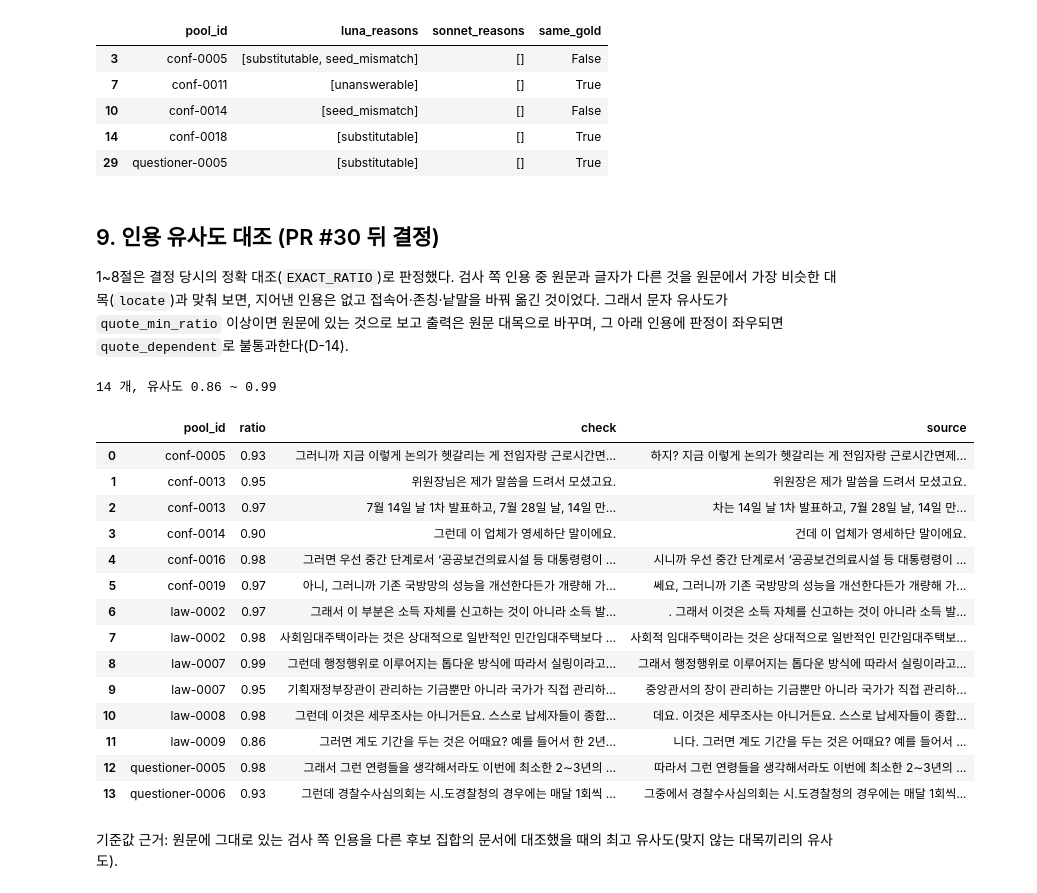
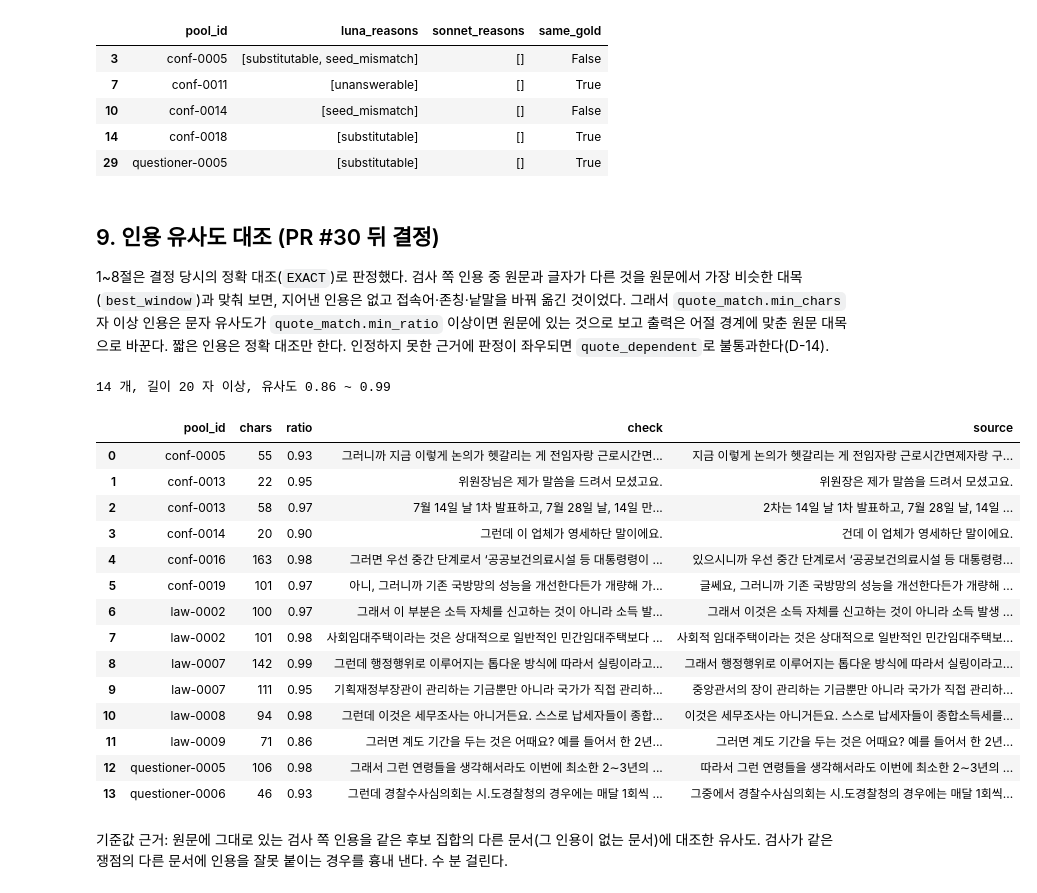
Before and after one commit to buzziru/meet-rag, a Jupyter notebook: notebooks/08_01_파일럿.ipynb, the cells around one changed output. Cells and saved outputs as stored; diff of their text form; code cells hidden in the pictures.

```diff
--- a/notebooks/08_01_파일럿.ipynb
+++ b/notebooks/08_01_파일럿.ipynb
@@ -29,8 +28,8 @@ TARGETS = [300, 400, 500]  # 본 생성 목표 질의 수(PLAN G3)
 AVAILABLE = {"conf": 2066, "law": 385, "questioner": 4095}  # S7 가용 후보 집합 수(DECISIONS D-13)
 SONNET = ROOT / "_workspace/s08_sonnet_check/out"  # 검사 모델 비교용 Sonnet 서브에이전트 검사 결과
 N_EXAMPLES = 2  # 출력할 통과·불통과 예시 수
-EXACT_RATIO = 1.0  # 1~8절: 결정 당시의 정확 대조(인용이 원문의 부분 문자열일 때만 인정)
-N_NEG = 40  # 9절: 기준값 근거로 쓸 맞지 않는 대조 표본 수
+EXACT = SimpleNamespace(min_ratio=1.0, min_chars=0)  # 1~8절: 결정 당시의 정확 대조
+ANY = SimpleNamespace(min_ratio=0.0, min_chars=0)  # 9절: 기준 없이 가장 비슷한 대목을 보여 줄 때
 dict(M.gen), dict(M.check)
 # %% [output]
 ({'n_per_type': 10,
@@ -77,13 +76,13 @@ def judge_old(rec, elements, answerable, new):
     return {"passed": not reasons, "reasons": reasons, "gold_doc_ids": gold}
 
 
-def verdicts(rec, elements, answerable, ratio=EXACT_RATIO):
+def verdicts(rec, elements, answerable, match=None):
     if rec["gen"]["status"] != "ok":
         skip = {"passed": False, "reasons": ["gen_skip"], "gold_doc_ids": []}
         return skip, skip
     new = judge(rec["gen"], elements, answerable, rec["pool_doc_ids"],
                 {d: context(d) for d in rec["pool_doc_ids"]}, M.gen.max_gold,
-                pools[rec["pool_id"]]["seed_doc_ids"], min_ratio=ratio)
+                pools[rec["pool_id"]]["seed_doc_ids"], match=match or EXACT)
     return judge_old(rec, elements, answerable, new), new
 
 
@@ -518,43 +517,43 @@ cmp[cmp["luna"] != cmp["sonnet"]][["pool_id", "luna_reasons", "sonnet_reasons",
 # %% [markdown]
 ## 9. 인용 유사도 대조 (PR #30 뒤 결정)
 
-1\~8절은 결정 당시의 정확 대조(`EXACT_RATIO`)로 판정했다. 검사 쪽 인용 중 원문과 글자가 다른 것을 원문에서 가장 비슷한 대목(`locate`)과 맞춰 보면, 지어낸 인용은 없고 접속어·존칭·낱말을 바꿔 옮긴 것이었다. 그래서 문자 유사도가 `quote_min_ratio` 이상이면 원문에 있는 것으로 보고 출력은 원문 대목으로 바꾸며, 그 아래 인용에 판정이 좌우되면 `quote_dependent`로 불통과한다(D-14).
+1\~8절은 결정 당시의 정확 대조(`EXACT`)로 판정했다. 검사 쪽 인용 중 원문과 글자가 다른 것을 원문에서 가장 비슷한 대목(`best_window`)과 맞춰 보면, 지어낸 인용은 없고 접속어·존칭·낱말을 바꿔 옮긴 것이었다. 그래서 `quote_match.min_chars`자 이상 인용은 문자 유사도가 `quote_match.min_ratio` 이상이면 원문에 있는 것으로 보고 출력은 어절 경계에 맞춘 원문 대목으로 바꾼다. 짧은 인용은 정확 대조만 한다. 인정하지 못한 근거에 판정이 좌우되면 `quote_dependent`로 불통과한다(D-14).
 # %%
 def similarity(quote, ctx):
-    span = locate(quote, ctx, 0.0)
-    return SequenceMatcher(None, norm(quote), span, autojunk=False).ratio() if span else 0.0
+    return best_window(norm(quote), norm(ctx))[0]
 
 
 bad = []
 for _, row in ok.iterrows():
     for el in row["rec"]["elements"]:
         for s in el["support"]:
             if s["doc_id"] and not quoted(s["quote"], context(s["doc_id"])):
                 ctx = context(s["doc_id"])
-                ratio = round(similarity(s["quote"], ctx), 2)
-                bad.append({"pool_id": row["pool_id"], "ratio": ratio,
+                bad.append({"pool_id": row["pool_id"], "chars": len(norm(s["quote"])),
+                            "ratio": round(similarity(s["quote"], ctx), 2),
                             "check": norm(s["quote"])[:50],
-                            "source": locate(s["quote"], ctx, 0.0)[:50]})
+                            "source": (locate(s["quote"], ctx, ANY) or "")[:50]})
 bad = pd.DataFrame(bad)
-print(len(bad), "개, 유사도", bad["ratio"].min(), "~", bad["ratio"].max())
+print(len(bad), "개, 길이", bad["chars"].min(), "자 이상, 유사도", bad["ratio"].min(), "~",
+      bad["ratio"].max())
 bad
 # %% [output]
-14 개, 유사도 0.86 ~ 0.99
+14 개, 길이 20 자 이상, 유사도 0.86 ~ 0.99
-|  | pool_id | ratio | check | source |
-| 0 | conf-0005 | 0.93 | 그러니까 지금 이렇게 논의가 헷갈리는 게 전임자랑 근로시간면... | 하지? 지금 이렇게 논의가 헷갈리는 게 전임자랑 근로시간면제... |
-| 1 | conf-0013 | 0.95 | 위원장님은 제가 말씀을 드려서 모셨고요. | 위원장은 제가 말씀을 드려서 모셨고요. |
-| 2 | conf-0013 | 0.97 | 7월 14일 날 1차 발표하고, 7월 28일 날, 14일 만... | 차는 14일 날 1차 발표하고, 7월 28일 날, 14일 만... |
-| 3 | conf-0014 | 0.90 | 그런데 이 업체가 영세하단 말이에요. | 건데 이 업체가 영세하단 말이에요. |
-| 4 | conf-0016 | 0.98 | 그러면 우선 중간 단계로서 ‘공공보건의료시설 등 대통령령이 ... | 시니까 우선 중간 단계로서 ‘공공보건의료시설 등 대통령령이 ... |
-| 5 | conf-0019 | 0.97 | 아니, 그러니까 기존 국방망의 성능을 개선한다든가 개량해 가... | 쎄요, 그러니까 기존 국방망의 성능을 개선한다든가 개량해 가... |
-| 6 | law-0002 | 0.97 | 그래서 이 부분은 소득 자체를 신고하는 것이 아니라 소득 발... | . 그래서 이것은 소득 자체를 신고하는 것이 아니라 소득 발... |
-| 7 | law-0002 | 0.98 | 사회임대주택이라는 것은 상대적으로 일반적인 민간임대주택보다 ... | 사회적 임대주택이라는 것은 상대적으로 일반적인 민간임대주택보... |
-| 8 | law-0007 | 0.99 | 그런데 행정행위로 이루어지는 톱다운 방식에 따라서 실링이라고... | 그래서 행정행위로 이루어지는 톱다운 방식에 따라서 실링이라고... |
-| 9 | law-0007 | 0.95 | 기획재정부장관이 관리하는 기금뿐만 아니라 국가가 직접 관리하... | 중앙관서의 장이 관리하는 기금뿐만 아니라 국가가 직접 관리하... |
-| 10 | law-0008 | 0.98 | 그런데 이것은 세무조사는 아니거든요. 스스로 납세자들이 종합... | 데요. 이것은 세무조사는 아니거든요. 스스로 납세자들이 종합... |
-| 11 | law-0009 | 0.86 | 그러면 계도 기간을 두는 것은 어때요? 예를 들어서 한 2년... | 니다. 그러면 계도 기간을 두는 것은 어때요? 예를 들어서 ... |
-| 12 | questioner-0005 | 0.98 | 그래서 그런 연령들을 생각해서라도 이번에 최소한 2∼3년의 ... | 따라서 그런 연령들을 생각해서라도 이번에 최소한 2∼3년의 ... |
-| 13 | questioner-0006 | 0.93 | 그런데 경찰수사심의회는 시․도경찰청의 경우에는 매달 1회씩 ... | 그중에서 경찰수사심의회는 시․도경찰청의 경우에는 매달 1회씩... |
+|  | pool_id | chars | ratio | check | source |
+| 0 | conf-0005 | 55 | 0.93 | 그러니까 지금 이렇게 논의가 헷갈리는 게 전임자랑 근로시간면... | 지금 이렇게 논의가 헷갈리는 게 전임자랑 근로시간면제자랑 구... |
+| 1 | conf-0013 | 22 | 0.95 | 위원장님은 제가 말씀을 드려서 모셨고요. | 위원장은 제가 말씀을 드려서 모셨고요. |
+| 2 | conf-0013 | 58 | 0.97 | 7월 14일 날 1차 발표하고, 7월 28일 날, 14일 만... | 2차는 14일 날 1차 발표하고, 7월 28일 날, 14일 ... |
+| 3 | conf-0014 | 20 | 0.90 | 그런데 이 업체가 영세하단 말이에요. | 건데 이 업체가 영세하단 말이에요. |
+| 4 | conf-0016 | 163 | 0.98 | 그러면 우선 중간 단계로서 ‘공공보건의료시설 등 대통령령이 ... | 있으시니까 우선 중간 단계로서 ‘공공보건의료시설 등 대통령령... |
+| 5 | conf-0019 | 101 | 0.97 | 아니, 그러니까 기존 국방망의 성능을 개선한다든가 개량해 가... | 글쎄요, 그러니까 기존 국방망의 성능을 개선한다든가 개량해 ... |
+| 6 | law-0002 | 100 | 0.97 | 그래서 이 부분은 소득 자체를 신고하는 것이 아니라 소득 발... | 그래서 이것은 소득 자체를 신고하는 것이 아니라 소득 발생 ... |
+| 7 | law-0002 | 101 | 0.98 | 사회임대주택이라는 것은 상대적으로 일반적인 민간임대주택보다 ... | 사회적 임대주택이라는 것은 상대적으로 일반적인 민간임대주택보... |
+| 8 | law-0007 | 142 | 0.99 | 그런데 행정행위로 이루어지는 톱다운 방식에 따라서 실링이라고... | 그래서 행정행위로 이루어지는 톱다운 방식에 따라서 실링이라고... |
+| 9 | law-0007 | 111 | 0.95 | 기획재정부장관이 관리하는 기금뿐만 아니라 국가가 직접 관리하... | 중앙관서의 장이 관리하는 기금뿐만 아니라 국가가 직접 관리하... |
+| 10 | law-0008 | 94 | 0.98 | 그런데 이것은 세무조사는 아니거든요. 스스로 납세자들이 종합... | 이것은 세무조사는 아니거든요. 스스로 납세자들이 종합소득세를... |
+| 11 | law-0009 | 71 | 0.86 | 그러면 계도 기간을 두는 것은 어때요? 예를 들어서 한 2년... | 그러면 계도 기간을 두는 것은 어때요? 예를 들어서 한 2년... |
+| 12 | questioner-0005 | 106 | 0.98 | 그래서 그런 연령들을 생각해서라도 이번에 최소한 2∼3년의 ... | 따라서 그런 연령들을 생각해서라도 이번에 최소한 2∼3년의 ... |
+| 13 | questioner-0006 | 46 | 0.93 | 그런데 경찰수사심의회는 시․도경찰청의 경우에는 매달 1회씩 ... | 그중에서 경찰수사심의회는 시․도경찰청의 경우에는 매달 1회씩... |
 # %% [markdown]
-기준값 근거: 원문에 그대로 있는 검사 쪽 인용을 다른 후보 집합의 문서에 대조했을 때의 최고 유사도(맞지 않는 대목끼리의 유사도).
+기준값 근거: 원문에 그대로 있는 검사 쪽 인용을 같은 후보 집합의 다른 문서(그 인용이 없는 문서)에 대조한 유사도. 검사가 같은 쟁점의 다른 문서에 인용을 잘못 붙이는 경우를 흉내 낸다. 수 분 걸린다.
 # %%
```
Also changed, not shown: parts of 7 cells of this notebook.
